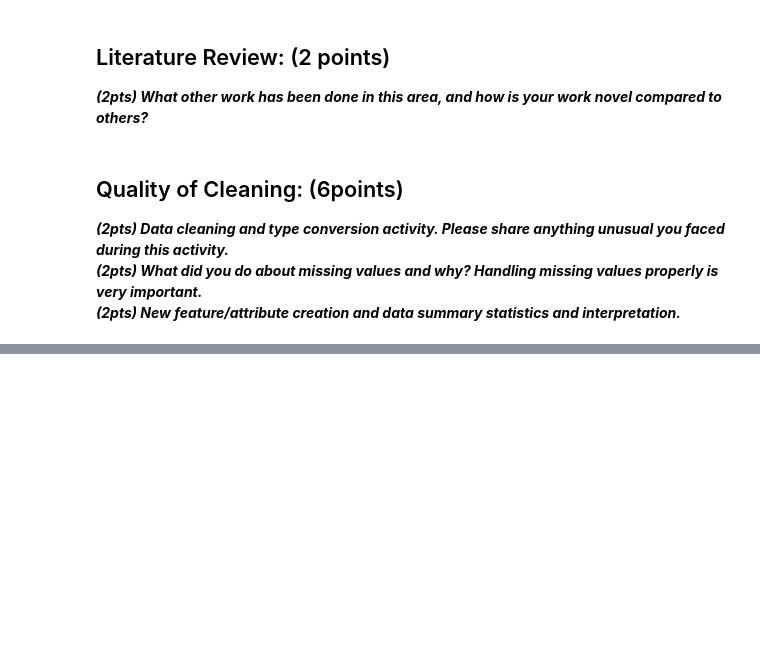
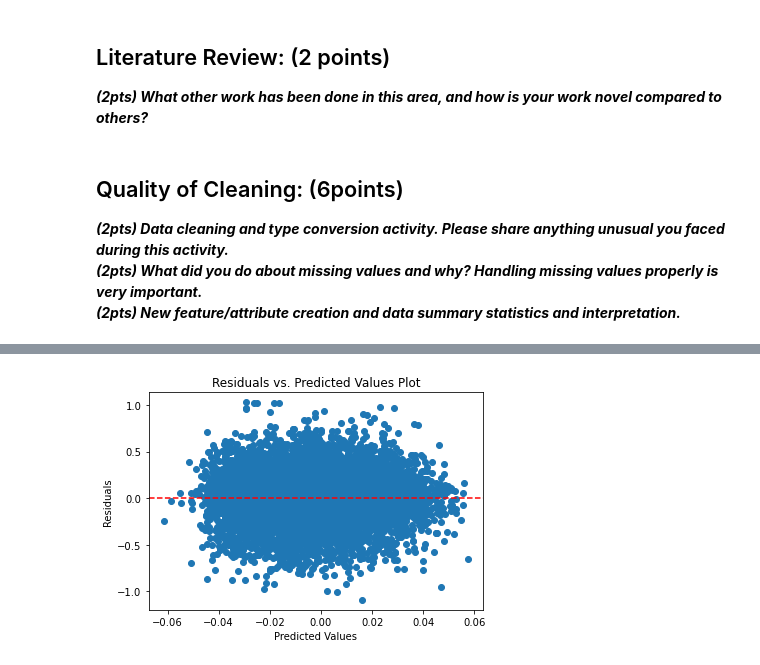
Before and after one commit to BrianMillerS/ultimate_nba_5-player_lineup, a Jupyter notebook: Bball_production.ipynb, the cells around one changed output, grey strips where cells are left out. Drawn from its saved outputs; the diff is of its cells as text; code cells hidden in the pictures; blank space fills up the shorter version.

```diff
--- a/Bball_production.ipynb
+++ b/Bball_production.ipynb
@@ -177,0 +284,79 @@ sns.violinplot()
+# %%
+## LINEAR MODELING ##
+
+# define the response variable (y) and predictor variables (x)
+y= df_2016_lineups_featues_mean['PtsDiff_perPos']
+
+x = df_2016_lineups_featues_mean[['LineupMean_cm', 'LineupMean_kg', 'LineupMean_age', 'LineupMean_salary','Home']]
+x['Home'] = x['Home'].astype(int)
+
+# Fit a generalized linear model using statsmodels
+X = sm.add_constant(x)
+model = sm.GLM(y, X, family=sm.families.Gaussian())
+results = model.fit()
+
+# print a summary of the results
+print(results.summary())
+
+## plot residuals against predicted values
+# this is to check the assumption of equal variances amungst the predictor variables
+y_pred = results.predict(X)
+residuals = y - y_pred
+
+fig, ax = plt.subplots()
+ax.scatter(y_pred, residuals)
+ax.axhline(y=0, color='red', linestyle='--')
+ax.set_xlabel('Predicted Values')
+ax.set_ylabel('Residuals')
+ax.set_title('Residuals vs. Predicted Values Plot')
+plt.show()
+
+
+# create a Q-Q plot of the residuals
+stats.probplot(residuals, dist="norm", plot=plt)
+# add data point labels to the plot
+abs_norm_residuals = np.flipud(np.argsort(np.abs(residuals)))
+abs_norm_residuals_top = abs_norm_residuals[:3]
+for i in abs_norm_residuals_top:
+    plt.text(stats.norm.ppf(0.95, loc=0, scale=1),
+             residuals[i],
+             df_2016_lineups_featues_mean.index[i])
+plt.title("Normal Q-Q plot of residuals")
+plt.show()
+
+# set up the plot
+fig, ax = plt.subplots(nrows=3, ncols=2, figsize=(12, 8))
+ax = ax.flatten()
+
+# loop over each predictor variable and plot the relationship with y
+for i, col in enumerate(x.columns):
+    # scatter plot of the variable against the response variable
+    ax[i].scatter(x[col], y, alpha=0.5)
+
+    # add a red trendline
+    xfit = np.linspace(x[col].min(), x[col].max(), num=100)
+    yfit = np.polyval(np.polyfit(x[col], y, 1), xfit)
+    ax[i].plot(xfit, yfit, color='red')
+
+    # set the xlabel and ylabel of each subplot
+    ax[i].set_xlabel(col)
+    ax[i].set_ylabel('PtsDiff')
+
+# set the title of the plot
+fig.suptitle('Relationship between predictor variables and PtsDiff', fontsize=16)
+
+# adjust the spacing between subplots
+fig.tight_layout()
+
+# NOTES
+# In order to analyse which variables are most important for predicting the performance of a given lineup, we decided to run a linear model.
+# Specifically, we decided on using a generalized linear model, as it allows for multiple different distribution types for your explanatory
+# variables. From the results we can see that salary and Home made significant improvements to the model if they were included. This makes
+# sense, the more money and home games you have, the better your team and thus lineups are expected to perform. Annother interesting observation
+# is that weight is slightly negatively correlated with performance, maybe if you're too slow and big, it's not a good thing.
+#
+# When performing a GLM there are some assumptions that need to be checked:
+# 1. Normality (check with QQ plot)
+# 2. Homoscedasticity (check with residuals plot)
+# 3. Linearity (check with scatterplots), ours looks fine, there are no large enough coefficients to visually stick out
+# %% [output]
@@ -177,0 +385 @@ sns.violinplot()
+[figure, added]
```
Also changed, not shown: parts of 21 cells of this notebook, 1 other file.
